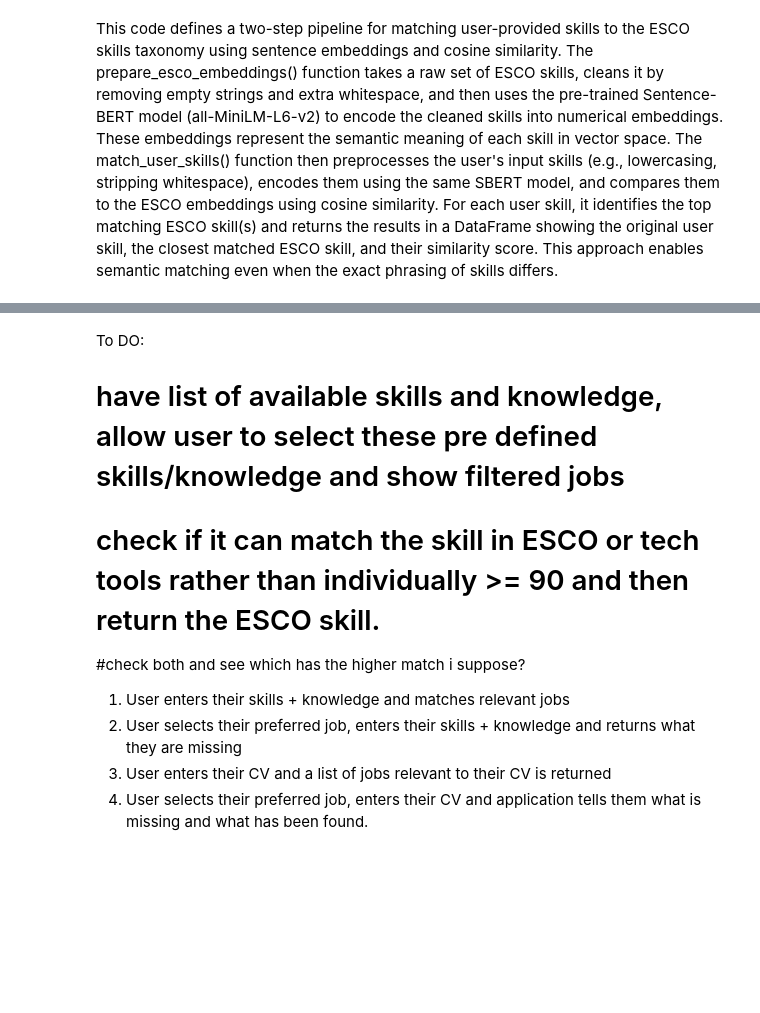
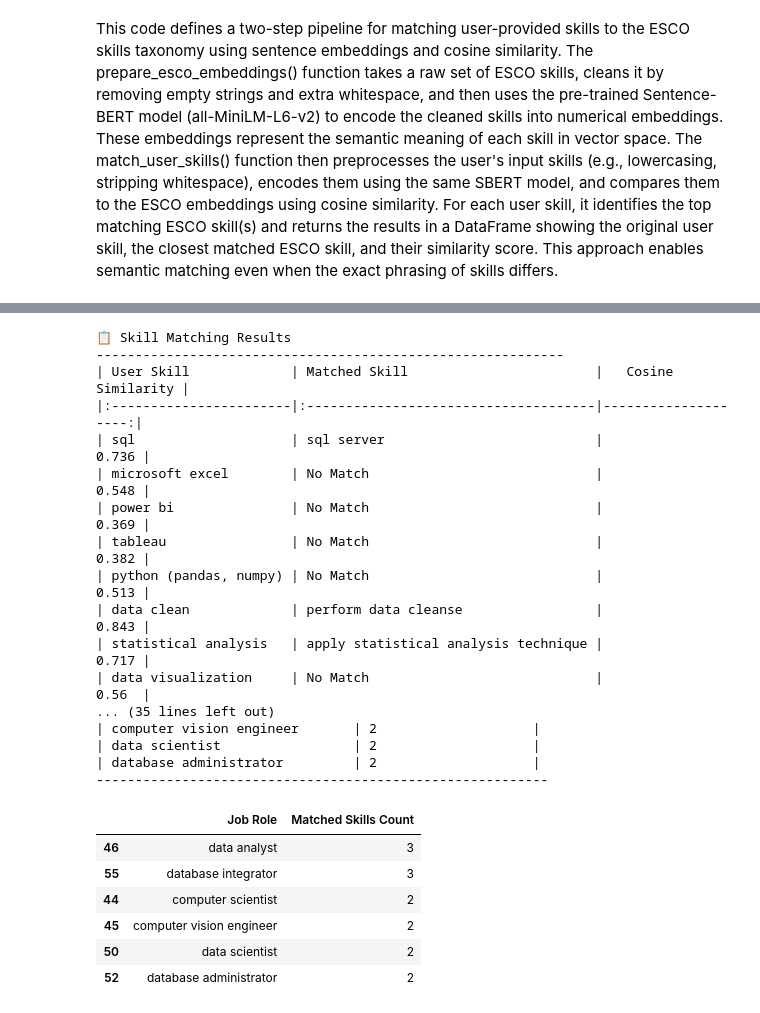
Before and after one commit to DikshyaLimbu/TechSkillSync, a Jupyter notebook: notebooks/Skill Matching.ipynb, the cells around one changed output, grey strips where cells are left out. Drawn from its saved outputs; the diff is of its cells as text; code cells hidden in the pictures; blank space fills up the shorter version.

```diff
--- a/notebooks/Skill Matching.ipynb
+++ b/notebooks/Skill Matching.ipynb
@@ -388,12 +366,0 @@ print(df_matches)
-# %% [markdown]
-To DO:
-
-# have list of available skills and knowledge, allow user to select these pre defined skills/knowledge and show filtered jobs
-# check if it can match the skill in ESCO or tech tools rather than individually >= 90 and then return the ESCO skill.
-#check both and see which has the higher match i suppose?
-
-
-1. User enters their skills + knowledge and matches relevant jobs
-2. User selects their preferred job, enters their skills + knowledge and returns what they are missing
-3. User enters their CV and a list of jobs relevant to their CV is returned
-4. User selects their preferred job, enters their CV and application tells them what is missing and what has been found.
@@ -399,0 +437,56 @@ To DO:
+# %%
+esco_skills, esco_model, esco_embeddings, _ = prepare_skill_embeddings(all_skills)
+
+anzsco_skills, anzsco_model, anzsco_embeddings, anzsco_lookup  = prepare_skill_embeddings(tool_to_category)
+# %%
+data_analyst = [
+        "SQL",
+        "Microsoft Excel",
+        "Power BI",
+        "Tableau",
+        "Python (Pandas, NumPy)",
+        "Data cleaning",
+        "Statistical analysis",
+        "Data visualization",
+        "A/B testing",
+        "Business acumen"
+
+    ]
+esco_matches = match_user_skills(data_analyst, esco_skills, esco_embeddings, esco_model, 0.70)
+
+anzsco_tool_matches = match_user_skills(data_analyst, anzsco_skills, anzsco_embeddings, anzsco_model, 0.70)
+
+tools_found_list = []
+for tool in anzsco_tool_matches:
+    tools_found_list.append(tool_to_category[tool])
+
+esco_tool_matches = match_user_skills(tools_found_list, esco_skills, esco_embeddings, esco_model, 0.70)
+
+combined_matches = esco_tool_matches + esco_matches
+
+match_skills_job(combined_matches)
+# %% [output]
+📋 Skill Matching Results
+------------------------------------------------------------
+| User Skill             | Matched Skill                        |   Cosine Similarity |
+|:-----------------------|:-------------------------------------|--------------------:|
+| sql                    | sql server                           |               0.736 |
+| microsoft excel        | No Match                             |               0.548 |
+| power bi               | No Match                             |               0.369 |
+| tableau                | No Match                             |               0.382 |
+| python (pandas, numpy) | No Match                             |               0.513 |
+| data clean             | perform data cleanse                 |               0.843 |
+| statistical analysis   | apply statistical analysis technique |               0.717 |
+| data visualization     | No Match                             |               0.56  |
+... (35 lines left out)
+| computer vision engineer       | 2                    |
+| data scientist                 | 2                    |
+| database administrator         | 2                    |
+----------------------------------------------------------
+|  | Job Role | Matched Skills Count |
+| 46 | data analyst | 3 |
+| 55 | database integrator | 3 |
+| 44 | computer scientist | 2 |
+| 45 | computer vision engineer | 2 |
+| 50 | data scientist | 2 |
+| 52 | database administrator | 2 |
```
Also changed, not shown: parts of 5 cells of this notebook.
